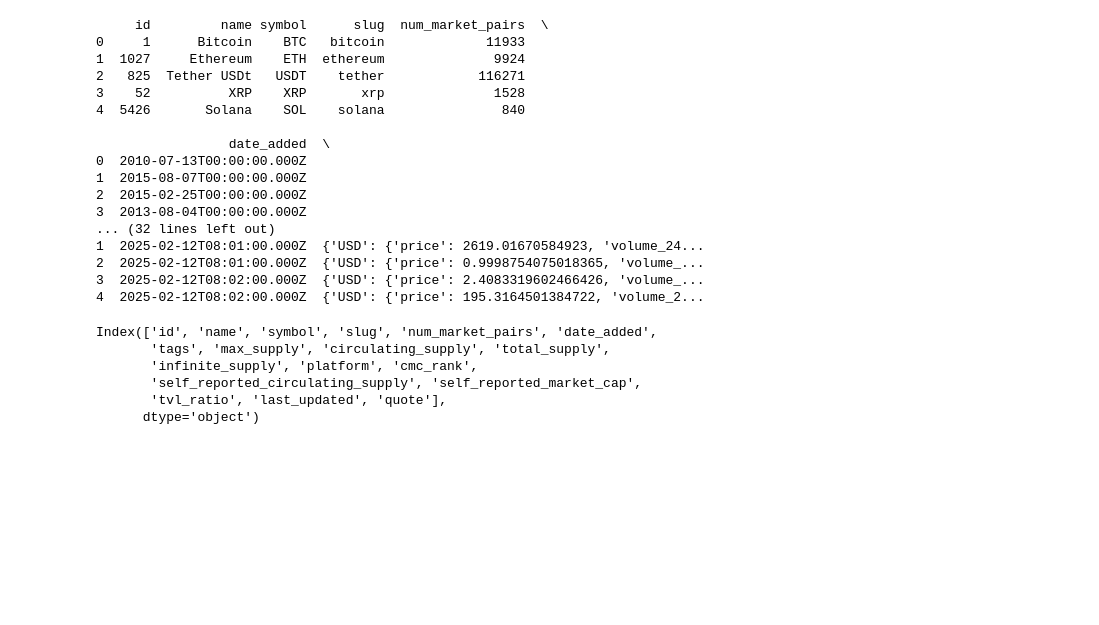
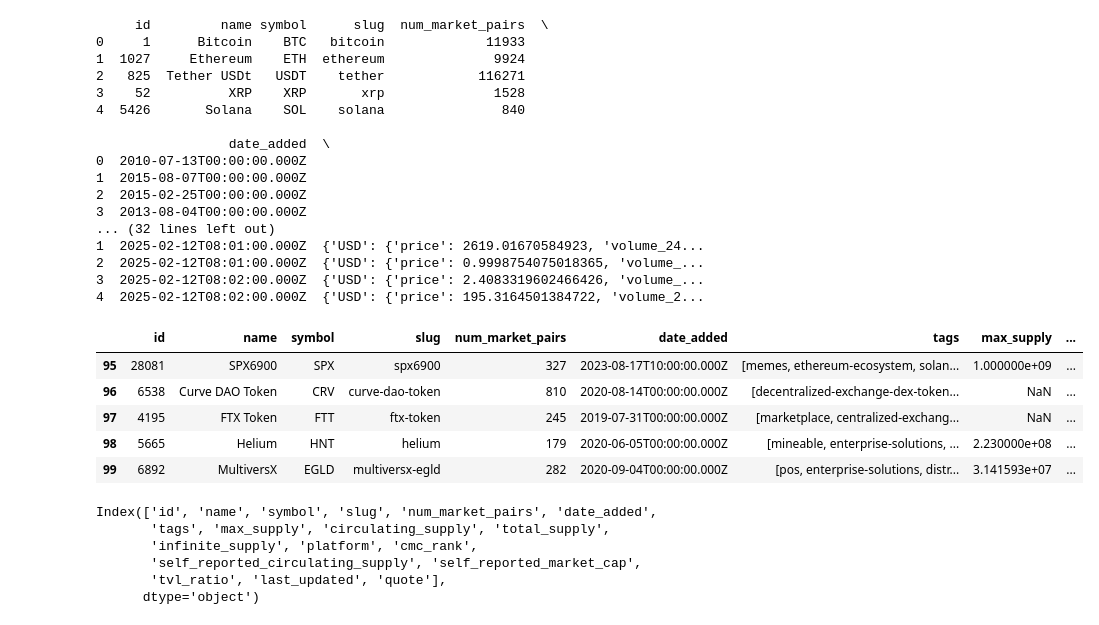
Before and after one commit to ZYusuff/streaming_crypto_group_9, a Jupyter notebook: Explorations/Niclas_eda.ipynb, the cells around one changed output. Cells and saved outputs as stored; diff of their text form; code cells hidden in the pictures; blank space fills up the shorter version.

```diff
--- a/Explorations/Niclas_eda.ipynb
+++ b/Explorations/Niclas_eda.ipynb
@@ -51,6 +54,15 @@ print(df.head())
 2  2025-02-12T08:01:00.000Z  {'USD': {'price': 0.9998754075018365, 'volume_...
 3  2025-02-12T08:02:00.000Z  {'USD': {'price': 2.4083319602466426, 'volume_...
 4  2025-02-12T08:02:00.000Z  {'USD': {'price': 195.3164501384722, 'volume_2...
+# %%
+df.tail(5)
+# %% [output]
+|  | id | name | symbol | slug | num_market_pairs | date_added | tags | max_supply | ... |
+| 95 | 28081 | SPX6900 | SPX | spx6900 | 327 | 2023-08-17T10:00:00.000Z | [memes, ethereum-ecosystem, solan... | 1.000000e+09 | ... |
+| 96 | 6538 | Curve DAO Token | CRV | curve-dao-token | 810 | 2020-08-14T00:00:00.000Z | [decentralized-exchange-dex-token... | NaN | ... |
+| 97 | 4195 | FTX Token | FTT | ftx-token | 245 | 2019-07-31T00:00:00.000Z | [marketplace, centralized-exchang... | NaN | ... |
+| 98 | 5665 | Helium | HNT | helium | 179 | 2020-06-05T00:00:00.000Z | [mineable, enterprise-solutions, ... | 2.230000e+08 | ... |
+| 99 | 6892 | MultiversX | EGLD | multiversx-egld | 282 | 2020-09-04T00:00:00.000Z | [pos, enterprise-solutions, distr... | 3.141593e+07 | ... |
 # %%
 df.columns
 # %% [output]
```
Also changed, not shown: parts of 11 cells of this notebook.
